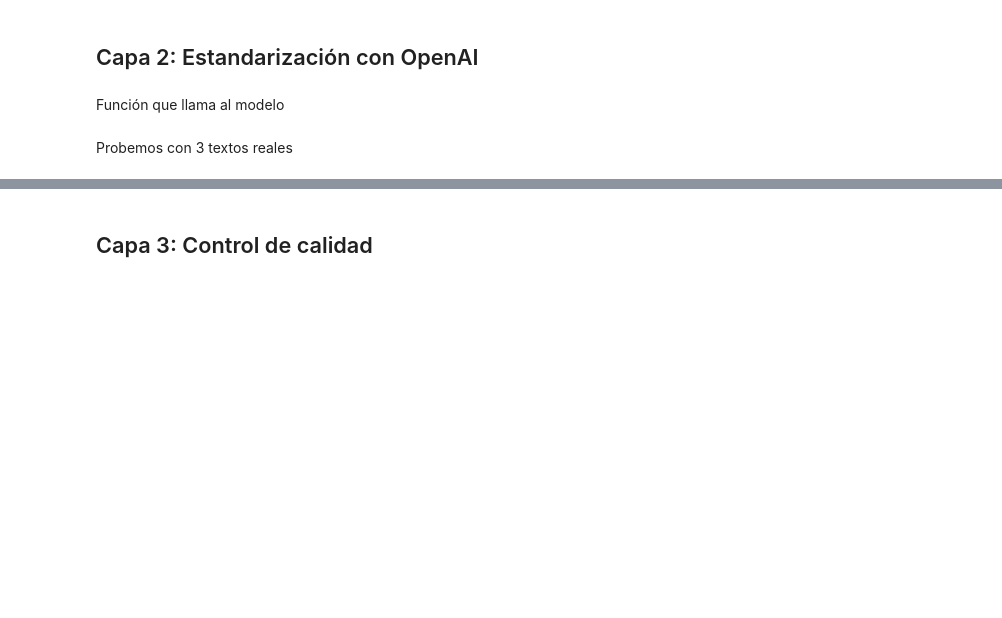
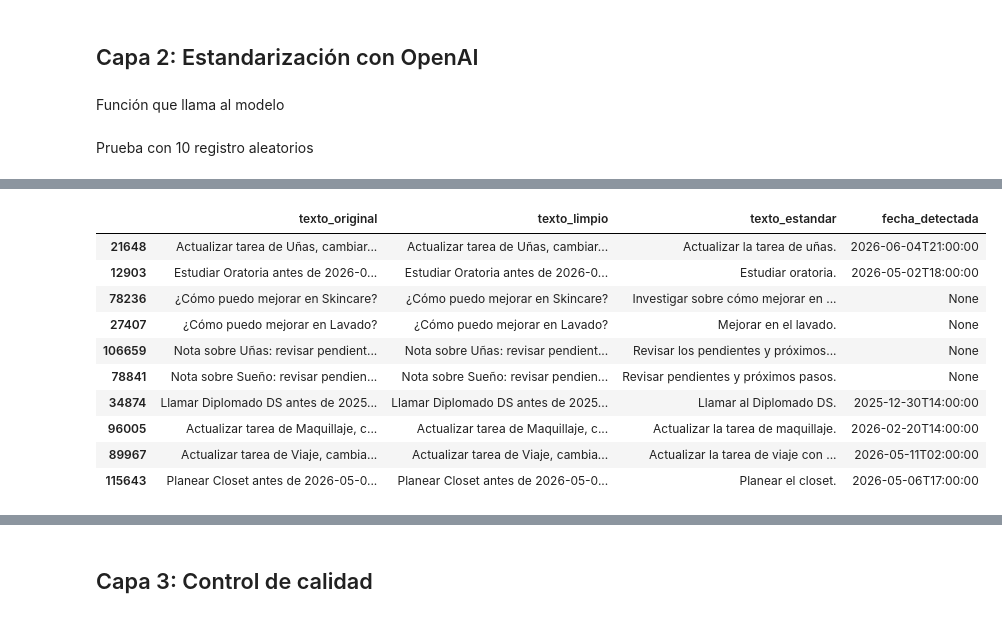
Before and after one commit to Marielle-Machado28/NoetIA, a Jupyter notebook: noetai-eda/eda_noetai.ipynb, the cells around one changed output, grey strips where cells are left out. Drawn from its saved outputs; the diff is of its cells as text; code cells hidden in the pictures; blank space fills up the shorter version.

```diff
--- a/noetai-eda/eda_noetai.ipynb
+++ b/noetai-eda/eda_noetai.ipynb
@@ -1095,10 +1144,8 @@ Texto:
 # %% [markdown]
 Función que llama al modelo
 # %%
-import json
-
-def estandarizar_texto(texto):
-    prompt = PROMPT_TEMPLATE.format(texto=texto)
+def estandarizar_texto(texto_limpio: str) -> dict:
+    prompt = PROMPT_TEMPLATE.format(texto=texto_limpio)
 
     response = client.chat.completions.create(
         model="gpt-4o-mini",
@@ -1107,45 +1154,32 @@ def estandarizar_texto(texto):
         response_format={
             "type": "json_schema",
             "json_schema": {
-                "name": "normalizacion_tarea",
+                "name": "noetia_estandarizacion",
                 "schema": {
                     "type": "object",
                     "properties": {
                         "texto_estandar": {"type": "string"},
-                        "tipo_detectado": {
-                            "type": ["string", "null"],
-                            "enum": ["tarea", "cita", "nota", "pregunta"]
-                        },
-                        "fecha_detectada": {
-                            "type": ["string", "null"]
-                        },
-                        "cambios": {
-                            "type": "array",
-                            "items": {"type": "string"}
-                        },
+                        "fecha_detectada": {"type": ["string", "null"]},
+                        "cambios": {"type": "array", "items": {"type": "string"}},
                         "inventado": {"type": "boolean"}
                     },
-                    "required": [
-                        "texto_estandar",
-                        "tipo_detectado",
-                        "fecha_detectada",
-                        "cambios",
-                        "inventado"
-                    ]
+                    "required": ["texto_estandar", "fecha_detectada", "cambios", "inventado"]
                 }
             }
         }
     )
 
-    content = response.choices[0].message.content
-    return json.loads(content)
+    return json.loads(response.choices[0].message.content)
 # %% [markdown]
-Probemos con 3 textos reales
+Prueba con 10 registro aleatorios
 # %%
-muestra = df["texto_original"].sample(5).apply(estandarizar_texto)
+muestra = df.sample(10, random_state=42).copy()
 
-for t in muestra:
-    print("ORIGINAL:", t)
-    print("ESTANDARIZADO:", estandarizar_texto(t))
-    print("-" * 50)
+res = muestra["texto_limpio"].apply(estandarizar_texto)
+
+muestra["texto_estandar"] = res.apply(lambda x: x["texto_estandar"])
+muestra["fecha_detectada"] = res.apply(lambda x: x["fecha_detectada"])
+muestra["cambios"] = res.apply(lambda x: x["cambios"])
+
+muestra[["texto_original", "texto_limpio", "texto_estandar", "fecha_detectada"]]
 # %% [output]
@@ -1166,0 +1186,11 @@ ESTANDARIZADO: {'texto_estandar': 'Mejorar en Detalles', 'tipo_detectado': 'preg
+|  | texto_original | texto_limpio | texto_estandar | fecha_detectada |
+| 21648 | Actualizar tarea de Uñas, cambiar... | Actualizar tarea de Uñas, cambiar... | Actualizar la tarea de uñas. | 2026-06-04T21:00:00 |
+| 12903 | Estudiar Oratoria antes de 2026-0... | Estudiar Oratoria antes de 2026-0... | Estudiar oratoria. | 2026-05-02T18:00:00 |
+| 78236 | ¿Cómo puedo mejorar en Skincare? | ¿Cómo puedo mejorar en Skincare? | Investigar sobre cómo mejorar en ... | None |
+| 27407 | ¿Cómo puedo mejorar en Lavado? | ¿Cómo puedo mejorar en Lavado? | Mejorar en el lavado. | None |
+| 106659 | Nota sobre Uñas: revisar pendient... | Nota sobre Uñas: revisar pendient... | Revisar los pendientes y próximos... | None |
+| 78841 | Nota sobre Sueño: revisar pendien... | Nota sobre Sueño: revisar pendien... | Revisar pendientes y próximos pasos. | None |
+| 34874 | Llamar Diplomado DS antes de 2025... | Llamar Diplomado DS antes de 2025... | Llamar al Diplomado DS. | 2025-12-30T14:00:00 |
+| 96005 | Actualizar tarea de Maquillaje, c... | Actualizar tarea de Maquillaje, c... | Actualizar la tarea de maquillaje. | 2026-02-20T14:00:00 |
+| 89967 | Actualizar tarea de Viaje, cambia... | Actualizar tarea de Viaje, cambia... | Actualizar la tarea de viaje con ... | 2026-05-11T02:00:00 |
+| 115643 | Planear Closet antes de 2026-05-0... | Planear Closet antes de 2026-05-0... | Planear el closet. | 2026-05-06T17:00:00 |
```
Also changed, not shown: parts of 76 cells of this notebook, 4 other files.
